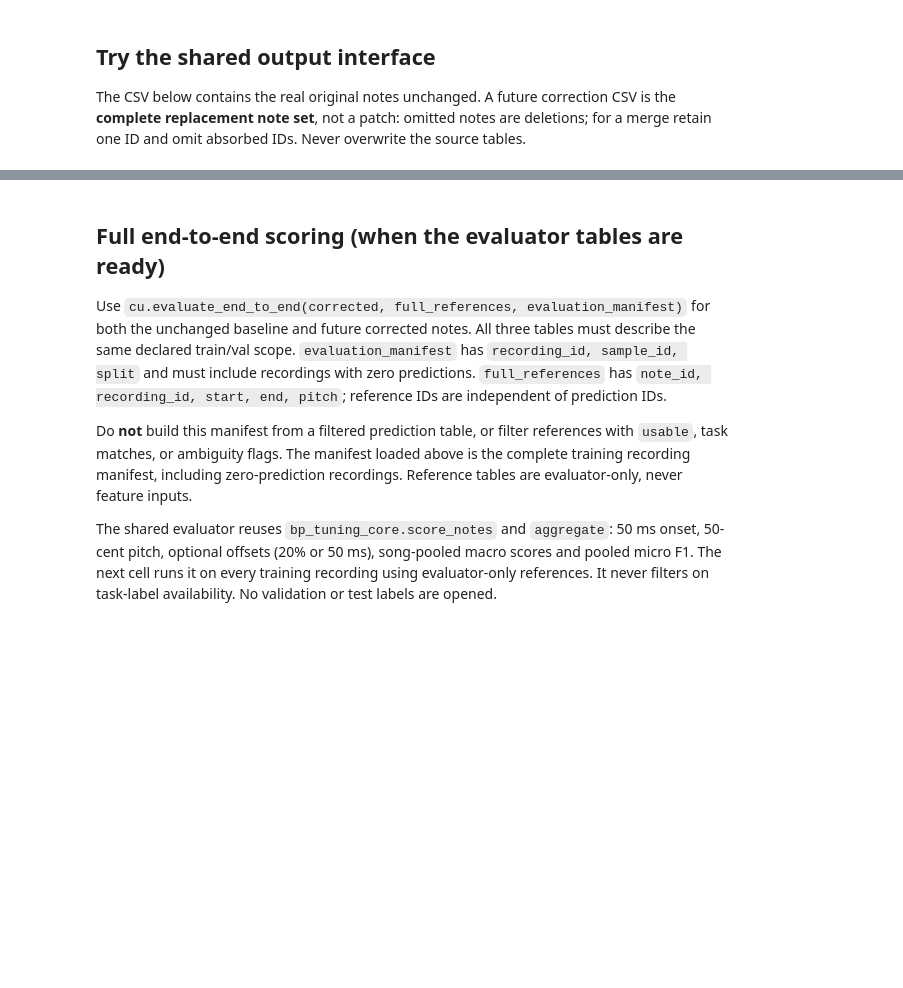
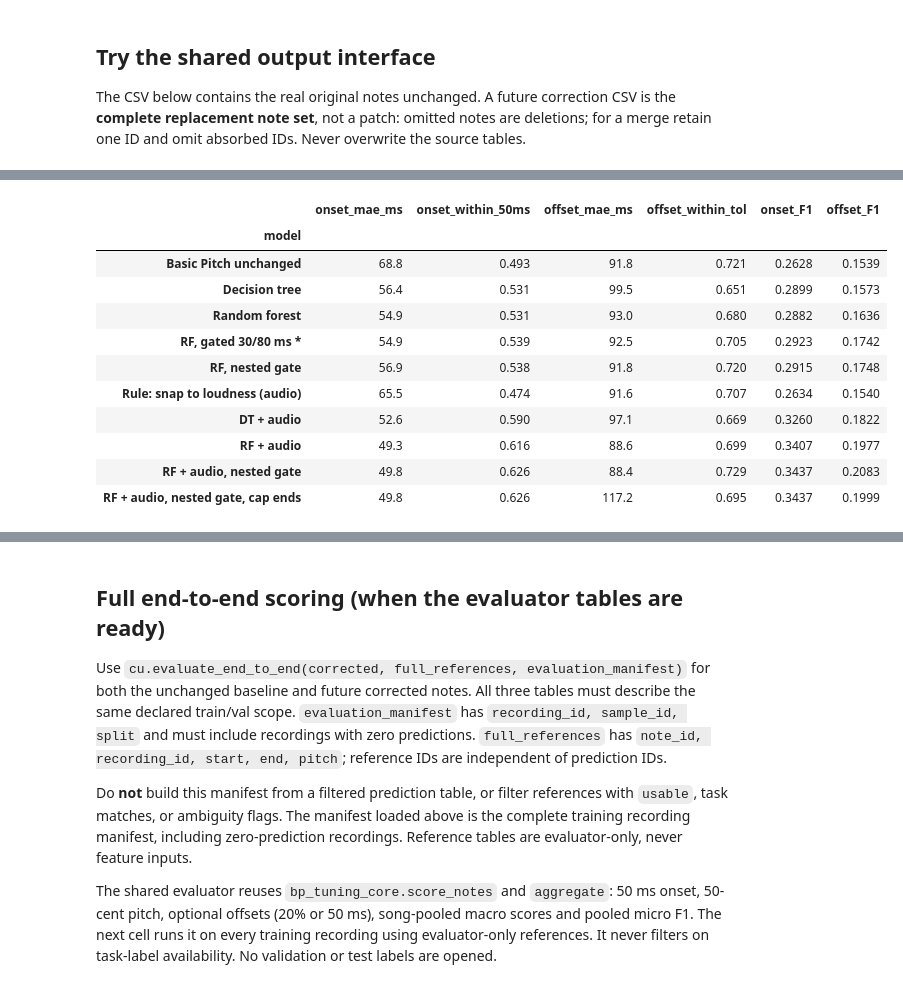
Before and after one commit to feliciaor2024-arch/Scoretify-Project, a Jupyter notebook: notebooks/correction_handover/le_xin_timing_starter.ipynb, the cells around one changed output, grey strips where cells are left out. Drawn from its saved outputs; the diff is of its cells as text; code cells hidden in the pictures; blank space fills up the shorter version.

```diff
--- a/notebooks/correction_handover/le_xin_timing_starter.ipynb
+++ b/notebooks/correction_handover/le_xin_timing_starter.ipynb
@@ -134,0 +488,68 @@ Unchanged-note interface example: c:\Data-Mining-Project\notebooks\correction_ha
+# %%
+# Step 5b: rule vs decision tree vs random forest, now with the audio features
+
+XA = pd.concat([X, audio[AUDIO_COLS]], axis=1)       # 7 note features + 10 audio features
+make_dt = lambda: DecisionTreeRegressor(min_samples_leaf=40, random_state=0)
+
+def oof_on(Xm, make_model, fold_set=None):
+    """Out-of-fold shifts by song, using feature matrix Xm. With fold_set, only those folds are used
+    (train on the others in fold_set, predict each one); rows outside fold_set stay 0."""
+    fold_set = sorted(fold_all.unique()) if fold_set is None else fold_set
+    pred = np.zeros((len(Xm), 2))
+    for k in fold_set:
+        test  = (fold_all == k).to_numpy()
+        train = fold_all.isin([o for o in fold_set if o != k]).to_numpy() & lab
+        for col, y in enumerate([y_start, y_end]):
+            pred[test, col] = make_model().fit(Xm[train], y[train]).predict(Xm[test])
+    return pred
+
+def nested_gate(Xm, make_model, outer_shift):
+    """Step 4b's procedure as a function: per held-out fold, choose gates on the other 4 folds only."""
+    gated, picked = outer_shift.copy(), {}
+    for k in sorted(fold_all.unique()):
+        others = [j for j in sorted(fold_all.unique()) if j != k]
+        inner = oof_on(Xm, make_model, others)
+        gs = max(START_GATES, key=lambda g: f1_on(others, inner, g, 0.0)[0])
+        ge = max(END_GATES,   key=lambda g: f1_on(others, inner, gs, g)[1])
+        picked[int(k)] = (gs, ge)
+        rows = (fold_all == k).to_numpy()
+        gated[rows & (np.abs(outer_shift[:, 0]) < gs), 0] = 0
+        gated[rows & (np.abs(outer_shift[:, 1]) < ge), 1] = 0
+    return gated, picked
+
+def cap_overlaps(corrected):
+    """Monophonic singing: end each note no later than the next note's start (same recording)."""
+    out = corrected.sort_values(['recording_id', 'start']).copy()
+    nxt = out.groupby('recording_id')['start'].shift(-1)
+    cap = nxt.notna() & (out['end'] > nxt) & (nxt >= out['start'] + 0.01)
+    out.loc[cap, 'end'] = nxt[cap]
+    return out.loc[corrected.index]
+
+# 1. Rule (no learning): move the start to the biggest loudness rise, the end to the biggest drop.
+rule_shift = audio[['s_rise_dt', 'e_drop_dt']].to_numpy()
+
+# 2. Learned models with audio features, out-of-fold by song.
+shift_dt_a = oof_on(XA, make_dt)
+shift_rf_a = oof_on(XA, make_rf)
+
+# 3. Fair gate for the audio random forest (about 3 minutes, like Step 4b).
+gated_rf_a, chosen_a = nested_gate(XA, make_rf, shift_rf_a)
+for k, (gs, ge) in chosen_a.items():
+    print(f'fold {k}: start gate {gs*1000:.0f} ms, end gate {ge*1000:.0f} ms')
+
+def add(name, corrected):
+    results.loc[name] = pd.Series(score(name, corrected)).drop('model')
+
+add('Rule: snap to loudness (audio)',      apply_shifts(rule_shift))
+add('DT + audio',                          apply_shifts(shift_dt_a))
+add('RF + audio',                          apply_shifts(shift_rf_a))
+add('RF + audio, nested gate',             apply_shifts(gated_rf_a))
+add('RF + audio, nested gate, cap ends', cap_overlaps(apply_shifts(gated_rf_a)))
+display(results)
+
+# 4. Export the fair audio model (nested gate, no capping) with its action history.
+corrected_rf_audio, history_rf_audio = export_version(
+    'rf_audio_v2_nestedgate', gated_rf_a,
+    'RandomForestRegressor(n_estimators=150, min_samples_leaf=20, max_features=0.6) on 7 note + 10 audio-only '
+    f'features (librosa onset strength + RMS, +-100 ms, no TextGrid), out-of-fold by song; nested gates (s): {chosen_a}')
+# %% [output]
@@ -134,0 +561,12 @@ Unchanged-note interface example: c:\Data-Mining-Project\notebooks\correction_ha
+|  | onset_mae_ms | onset_within_50ms | offset_mae_ms | offset_within_tol | onset_F1 | offset_F1 |
+| model |  |  |  |  |  |  |
+| Basic Pitch unchanged | 68.8 | 0.493 | 91.8 | 0.721 | 0.2628 | 0.1539 |
+| Decision tree | 56.4 | 0.531 | 99.5 | 0.651 | 0.2899 | 0.1573 |
+| Random forest | 54.9 | 0.531 | 93.0 | 0.680 | 0.2882 | 0.1636 |
+| RF, gated 30/80 ms * | 54.9 | 0.539 | 92.5 | 0.705 | 0.2923 | 0.1742 |
+| RF, nested gate | 56.9 | 0.538 | 91.8 | 0.720 | 0.2915 | 0.1748 |
+| Rule: snap to loudness (audio) | 65.5 | 0.474 | 91.6 | 0.707 | 0.2634 | 0.1540 |
+| DT + audio | 52.6 | 0.590 | 97.1 | 0.669 | 0.3260 | 0.1822 |
+| RF + audio | 49.3 | 0.616 | 88.6 | 0.699 | 0.3407 | 0.1977 |
+| RF + audio, nested gate | 49.8 | 0.626 | 88.4 | 0.729 | 0.3437 | 0.2083 |
+| RF + audio, nested gate, cap ends | 49.8 | 0.626 | 117.2 | 0.695 | 0.3437 | 0.1999 |
```
Also changed, not shown: parts of 17 cells of this notebook, 20 other files.
